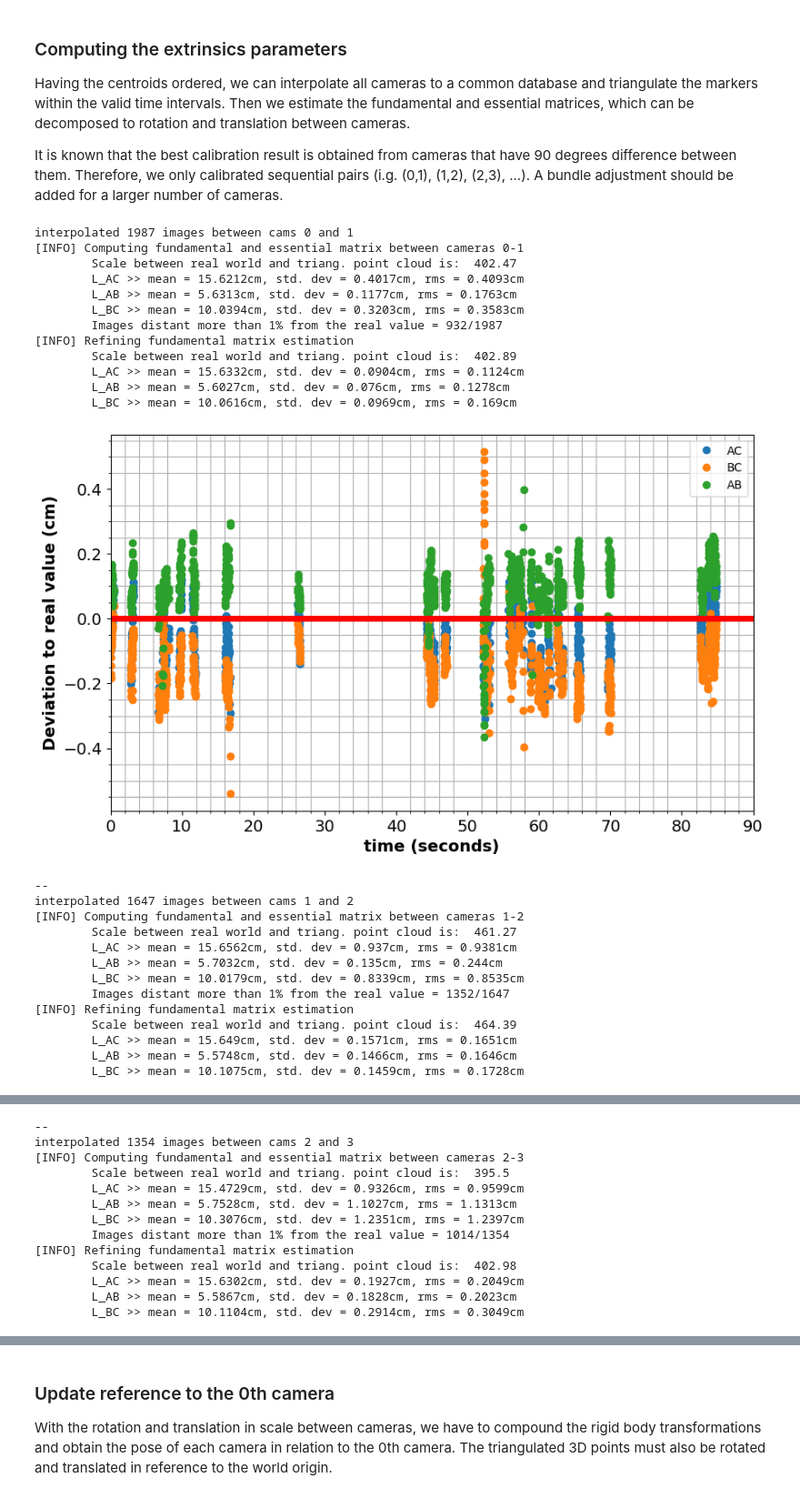
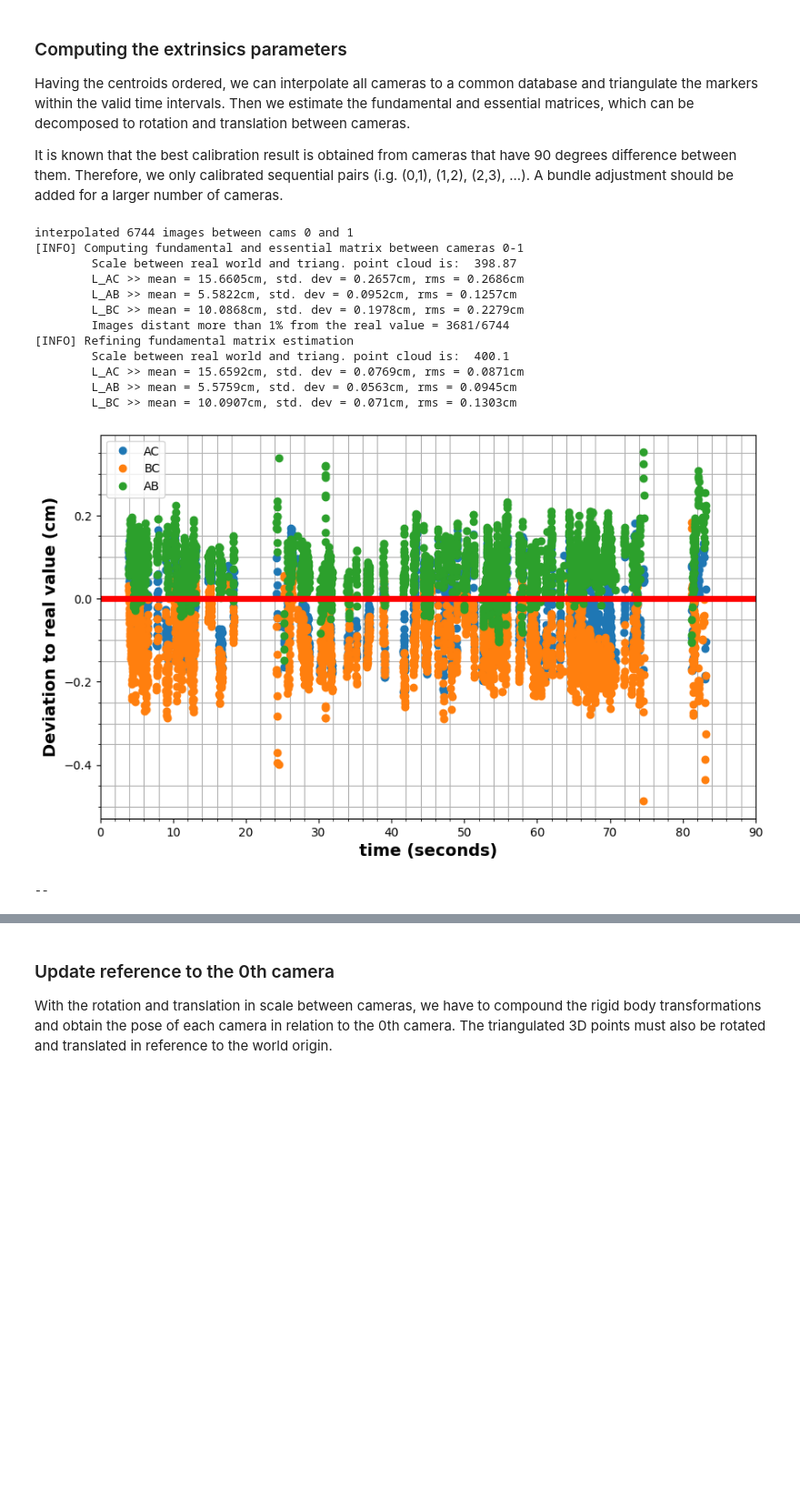
Before and after one commit to debOliveira/MoCapRasp, a Jupyter notebook: central/debugOnline.ipynb, the cells around one changed output, grey strips where cells are left out. Shown at 91% size. Cells and saved outputs as stored; diff of their text form; code cells hidden in the pictures; blank space fills up the shorter version.

```diff
--- a/central/debugOnline.ipynb
+++ b/central/debugOnline.ipynb
@@ -41,9 +41,9 @@ The following cell sets up the name of the CSV where the data is stored and the
 ##########################################
 
 # name (folder/camCalib.csv) where the CSV from serverv2Calib.py is saved
-dfCSV = np.genfromtxt('G:/Meu Drive/UFCG/Mestrado/MoCap/CSV datasets/20Jun/camCalib.csv', delimiter=',')
+dfCSV = np.genfromtxt('G:/Meu Drive/UFCG/Mestrado/MoCap/CSV datasets/7Jun/camCalib.csv', delimiter=',')
 verbose = False # verbose flag for reading the data and interpolation
-nCameras = 4    # number of cameras
+nCameras = 2    # number of cameras
 recTime = 90    # recording time, in seconds
 step = 1/125    # step of the interpolated DF
 # %% [markdown]
@@ -171,7 +169,7 @@ def drawlines(img1,img2,lines,pts1,pts2):
         color = listColors[i]
         x0,y0 = map(int, [0, -r[2]/r[1] ])
         x1,y1 = map(int, [c, -(r[2]+r[0]*c)/r[1] ])
-        img1 = line(img1, (x0,y0), (x1,y1), color,1)
+        img1 = cv2.line(img1, (x0,y0), (x1,y1), color,1)
         img1 = circle(img1,tuple(pt1),5,color,-1)
         img2 = circle(img2,tuple(pt2),5,color,-1)
         i+=1
@@ -185,7 +183,7 @@ for [m,n] in allIdx:
                         if max(first[0], second[0]) <= min(first[1], second[1])]
     # create and fill inteprolation dataset based on the intersection of valid time intervals
     dfInterp = np.zeros((int(recTime/step),2*6+1))
-    dfInterp[:,-1] = np.linspace(0,recTime,int(recTime/step))
+    dfInterp[:,-1] = np.arange(0,recTime,step)
     for [beg,end] in intersections:
         for idx in [m,n]:
             validIdx = [i for i in range(0,dfOrig[idx].shape[0]) if beg<=dfOrig[idx][i,-1]<=end]
@@ -322,54 +320,42 @@ for [m,n] in allIdx:
     plt.xlim(0,recTime)
     plt.rc('xtick',labelsize=14)
     plt.rc('ytick',labelsize=14)
     plt.draw()
     plt.show()
     # saving extrinsics parameters to later use
     translation.append(t)
     rotation.append(R)
     scale.append([lamb])
     FMatrix.append(F)
     points3D_perPair.append(points3d)
     firCentroids.append(centroids1)
     secCentroids.append(centroids2)
     # epipolar lines plot
     '''img1,img2,n = np.ones((720,960))*255,np.ones((720,960))*255,0
     pts1,pts2 = np.int32(centroids1[n:n+3].reshape(-1,2)),np.int32(centroids2[n:n+3].reshape(-1,2))
     lines1 = computeCorrespondEpilines(pts2.reshape(-1,1,2), 2,F)
     lines1 = lines1.reshape(-1,3)
     img5,img6 = drawlines(img1,img2,lines1,pts1,pts2)
     lines2 = computeCorrespondEpilines(pts1.reshape(-1,1,2), 1,F)
     lines2 = lines2.reshape(-1,3)
     img3,img4 = drawlines(img2,img1,lines2,pts2,pts1)
     plt.figure(figsize=(20, 16),dpi=100)
     plt.subplot(121),plt.imshow(img5.astype(np.uint8))
     plt.subplot(122),plt.imshow(img3.astype(np.uint8))
     plt.show()'''
     print('--')
 # %% [output]
-interpolated 1987 images between cams 0 and 1
+interpolated 6744 images between cams 0 and 1
 [INFO] Computing fundamental and essential matrix between cameras 0-1
-        Scale between real world and triang. point cloud is:  402.47
-        L_AC >> mean = 15.6212cm, std. dev = 0.4017cm, rms = 0.4093cm
-        L_AB >> mean = 5.6313cm, std. dev = 0.1177cm, rms = 0.1763cm
-        L_BC >> mean = 10.0394cm, std. dev = 0.3203cm, rms = 0.3583cm
-        Images distant more than 1% from the real value = 932/1987
+        Scale between real world and triang. point cloud is:  398.87
+        L_AC >> mean = 15.6605cm, std. dev = 0.2657cm, rms = 0.2686cm
+        L_AB >> mean = 5.5822cm, std. dev = 0.0952cm, rms = 0.1257cm
+        L_BC >> mean = 10.0868cm, std. dev = 0.1978cm, rms = 0.2279cm
+        Images distant more than 1% from the real value = 3681/6744
 [INFO] Refining fundamental matrix estimation
-        Scale between real world and triang. point cloud is:  402.89
-        L_AC >> mean = 15.6332cm, std. dev = 0.0904cm, rms = 0.1124cm
-        L_AB >> mean = 5.6027cm, std. dev = 0.076cm, rms = 0.1278cm
-        L_BC >> mean = 10.0616cm, std. dev = 0.0969cm, rms = 0.169cm
+        Scale between real world and triang. point cloud is:  400.1
+        L_AC >> mean = 15.6592cm, std. dev = 0.0769cm, rms = 0.0871cm
+        L_AB >> mean = 5.5759cm, std. dev = 0.0563cm, rms = 0.0945cm
+        L_BC >> mean = 10.0907cm, std. dev = 0.071cm, rms = 0.1303cm
-[figure, old version]
+[figure, new version]
 --
-interpolated 1647 images between cams 1 and 2
-[INFO] Computing fundamental and essential matrix between cameras 1-2
-        Scale between real world and triang. point cloud is:  461.27
-        L_AC >> mean = 15.6562cm, std. dev = 0.937cm, rms = 0.9381cm
-        L_AB >> mean = 5.7032cm, std. dev = 0.135cm, rms = 0.244cm
-        L_BC >> mean = 10.0179cm, std. dev = 0.8339cm, rms = 0.8535cm
-        Images distant more than 1% from the real value = 1352/1647
-[INFO] Refining fundamental matrix estimation
-        Scale between real world and triang. point cloud is:  464.39
-        L_AC >> mean = 15.649cm, std. dev = 0.1571cm, rms = 0.1651cm
-        L_AB >> mean = 5.5748cm, std. dev = 0.1466cm, rms = 0.1646cm
-        L_BC >> mean = 10.1075cm, std. dev = 0.1459cm, rms = 0.1728cm
@@ -377,13 +361,0 @@ interpolated 1647 images between cams 1 and 2
---
-interpolated 1354 images between cams 2 and 3
-[INFO] Computing fundamental and essential matrix between cameras 2-3
-        Scale between real world and triang. point cloud is:  395.5
-        L_AC >> mean = 15.4729cm, std. dev = 0.9326cm, rms = 0.9599cm
-        L_AB >> mean = 5.7528cm, std. dev = 1.1027cm, rms = 1.1313cm
-        L_BC >> mean = 10.3076cm, std. dev = 1.2351cm, rms = 1.2397cm
-        Images distant more than 1% from the real value = 1014/1354
-[INFO] Refining fundamental matrix estimation
-        Scale between real world and triang. point cloud is:  402.98
-        L_AC >> mean = 15.6302cm, std. dev = 0.1927cm, rms = 0.2049cm
-        L_AB >> mean = 5.5867cm, std. dev = 0.1828cm, rms = 0.2023cm
-        L_BC >> mean = 10.1104cm, std. dev = 0.2914cm, rms = 0.3049cm
```
Also changed, not shown: parts of 30 cells of this notebook.
